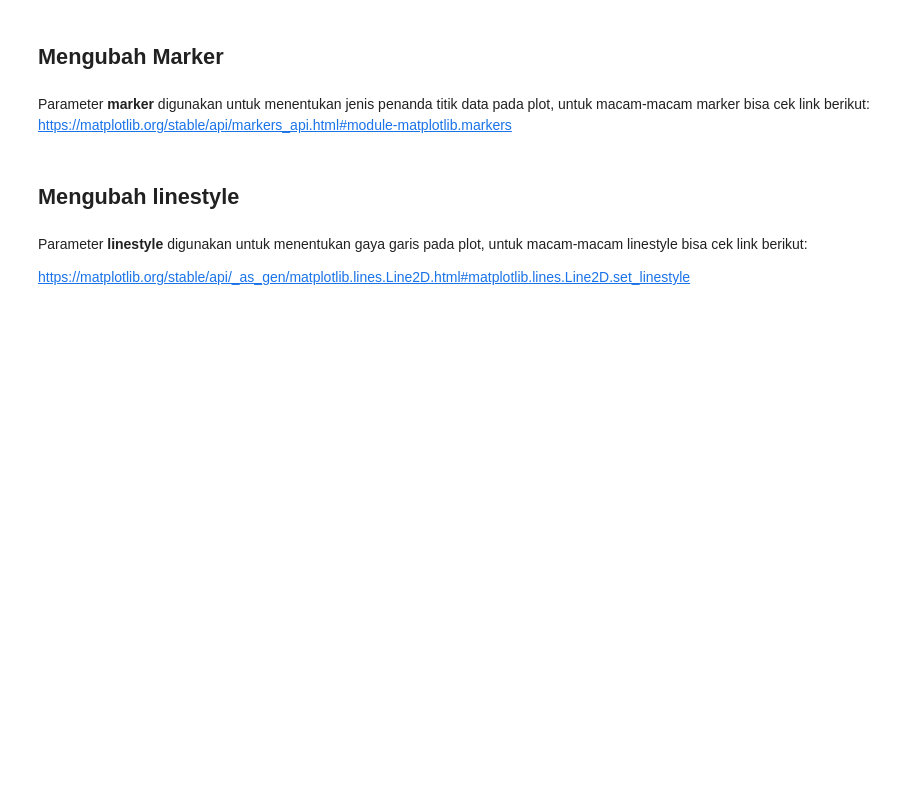
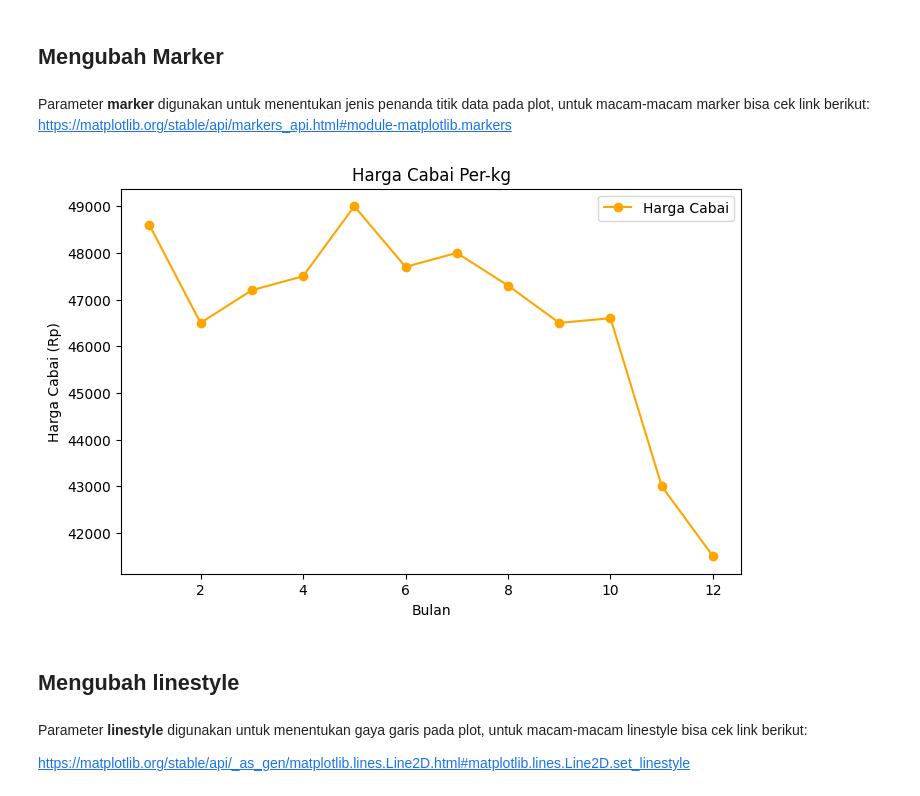
Before and after one commit to IdhamAbidinKaisilay/BelajarDataAnalyst, a Jupyter notebook: Pyplot_dan_Dasar_Plot.ipynb, the cells around one changed output. Saved outputs shown, nothing was run; the diff lists cells and outputs as text; code cells hidden in the pictures; blank space fills up the shorter version.

```diff
--- a/Pyplot_dan_Dasar_Plot.ipynb
+++ b/Pyplot_dan_Dasar_Plot.ipynb
@@ -48,6 +116,33 @@ https://matplotlib.org/stable/users/explain/colors/colors.html#colors-def
 # %% [markdown]
 Parameter **marker** digunakan untuk menentukan jenis penanda titik data pada plot, untuk macam-macam marker bisa cek link berikut:
 https://matplotlib.org/stable/api/markers_api.html#module-matplotlib.markers
+# %%
+bulan = [1, 2, 3, 4, 5, 6, 7, 8, 9, 10, 11, 12]
+harga_cabai = [48600, 46500, 47200, 47500, 49000, 47700, 48000, 47300, 46500, 46600, 43000, 41500]
+
+plt.figure(figsize=(8, 5))
+
+plt.plot(bulan,
+         harga_cabai,
+         label='Harga Cabai',
+         color='orange',
+         marker='o')
+
+# Opsi marker: 'o'=bulat, 's'=kotak, '^'=segitiga atas, 'v'=segitiga bawah,
+#              '>'=segitiga kanan, '<'=segitiga kiri, 'x'=silang, '+'=plus,
+#              '*'=bintang, 'd'=diamond, 'p'=pentagon, 'h'=hexagon
+
+
+plt.title('Harga Cabai Per-kg')
+
+plt.xlabel('Bulan')
+plt.ylabel('Harga Cabai (Rp)')
+
+plt.legend(loc='best')
+
+plt.show()
+# %% [output]
+[figure, added]
 # %% [markdown]
 ## Mengubah linestyle
 # %% [markdown]
```
Also changed, not shown: parts of 6 cells of this notebook.
